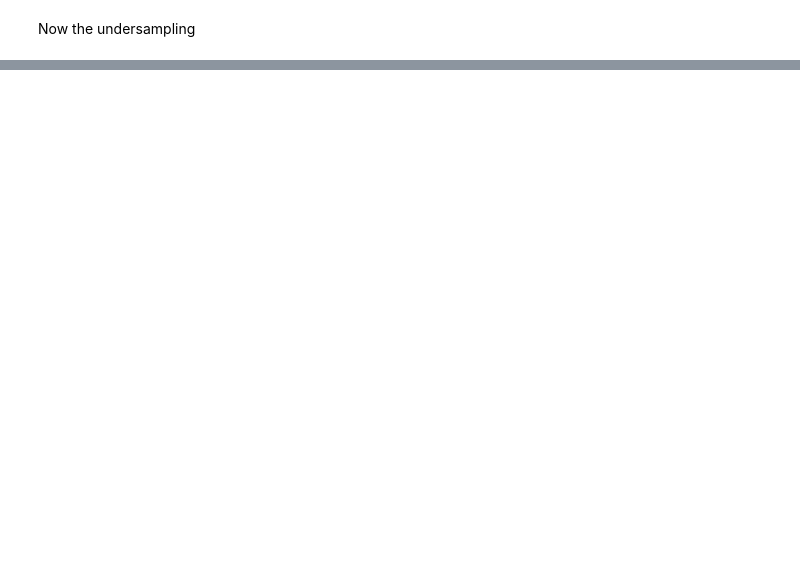
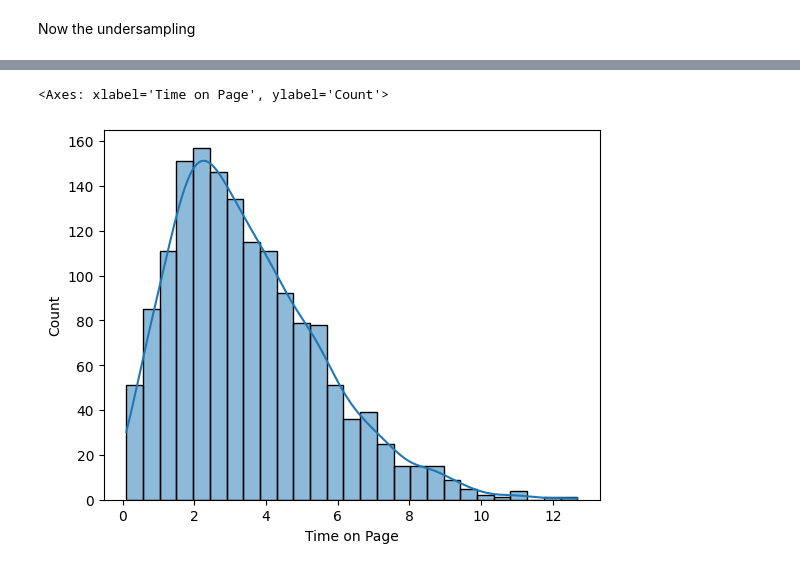
Before and after one commit to RubenSerdonsPXL/Lapland, a Jupyter notebook: Adv_Data_Analytics/P2/Regression.ipynb, the cells around one changed output, grey strips where cells are left out. Saved outputs shown, nothing was run; the diff lists cells and outputs as text; code cells hidden in the pictures; blank space fills up the shorter version.

```diff
--- a/Adv_Data_Analytics/P2/Regression.ipynb
+++ b/Adv_Data_Analytics/P2/Regression.ipynb
@@ -253,0 +263,7 @@ sns.histplot(data=df_resampled, x="Time on Page", kde=True)
+# %%
+# load data again, since we already took out outliers earlier
+df = pd.read_csv('../Data/website_data.csv')
+
+# encode the "Traffic Source" column
+encoder = LabelEncoder()
+df['Traffic Source'] = encoder.fit_transform(df['Traffic Source'])
@@ -253,0 +322,5 @@ sns.histplot(data=df_resampled, x="Time on Page", kde=True)
+# %%
+sns.histplot(data=inliers, x="Time on Page", kde=True)
+# %% [output]
+<Axes: xlabel='Time on Page', ylabel='Count'>
+[figure, added]
```
Also changed, not shown: parts of 13 cells of this notebook, 1 other file.
